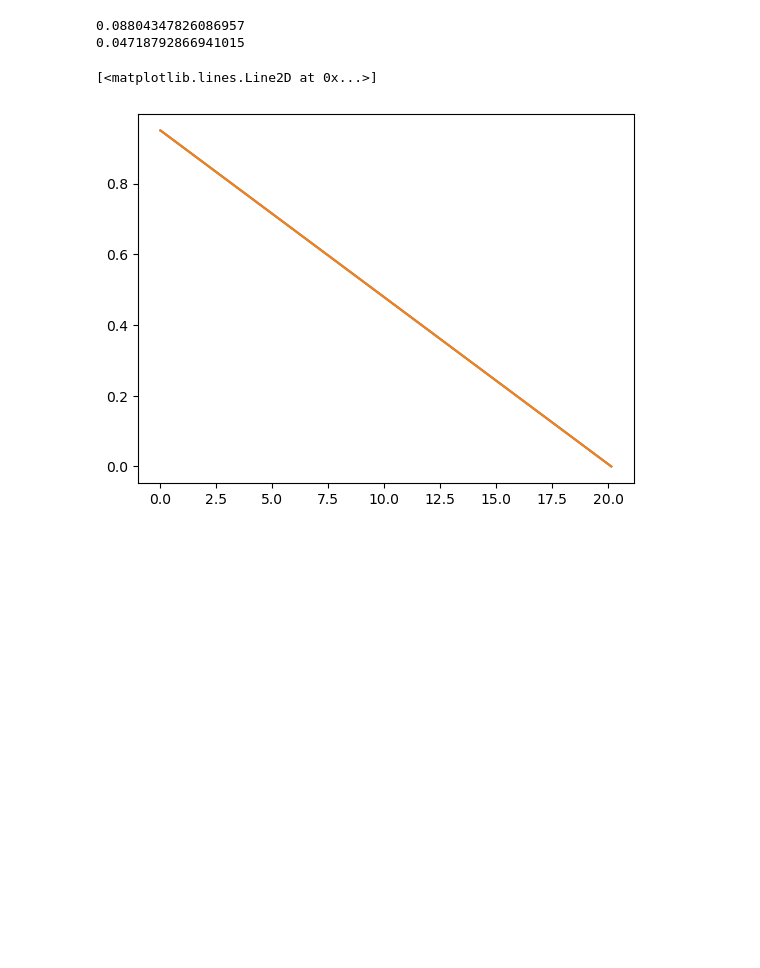
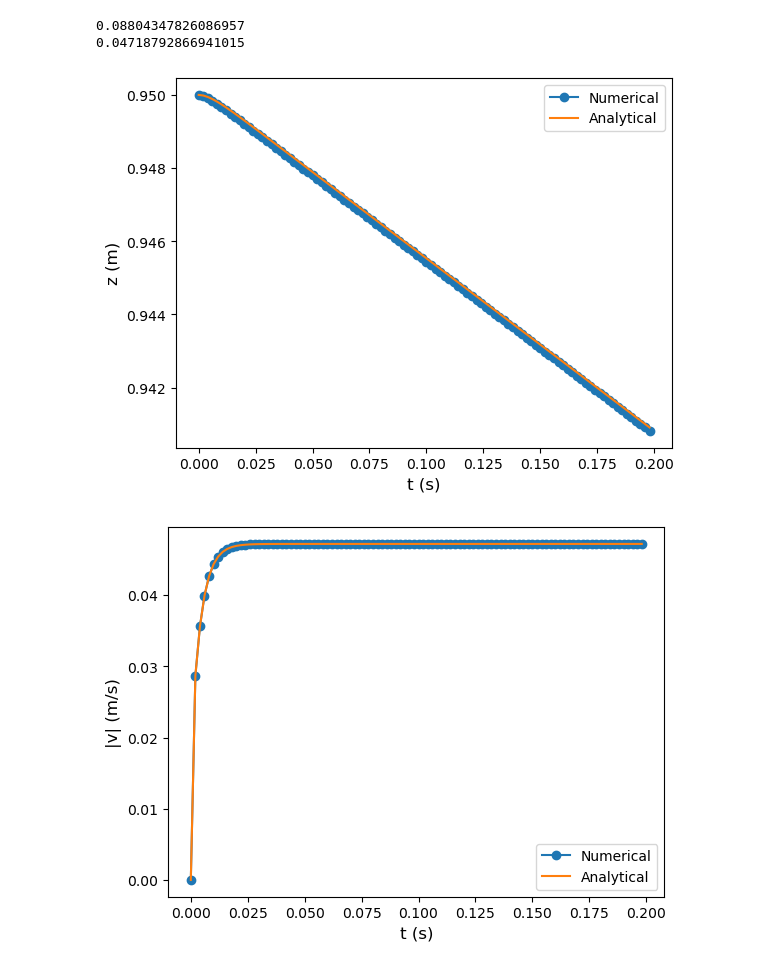
Before and after one commit to MohamedElkamash/moose, a Jupyter notebook: modules/ray_tracing/test_cases/input_files/stokes.ipynb, the cells around one changed output. Saved outputs shown, nothing was run; the diff lists cells and outputs as text; code cells hidden in the pictures; blank space fills up the shorter version.

```diff
--- a/modules/ray_tracing/test_cases/input_files/stokes.ipynb
+++ b/modules/ray_tracing/test_cases/input_files/stokes.ipynb
@@ -23,19 +23,36 @@ print(f2)
 # %%
 z0 = 0.95
 v0 = 0
 d = 1e-3
 rho_p = 7800
 rho_f = 920
 mu = 0.081
 g = -10
 A = 18*mu/(rho_p*d**2)
 B = (1-rho_f/rho_p)*g
-t = np.linspace(0, 20.136, 20138)
+#20138
+t = np.linspace(0, 20.136, 10069)
 z = z0 + B/A**2 * (A*t + np.exp(-A*t) - 1)
+v = B/A*(1-np.exp(-A*t))
 csv_data = np.loadtxt('../particle_position.csv', delimiter=',')
 z_num = csv_data[:,3]
-plt.plot(t,z)
-plt.plot(t,z_num)
+v_num = csv_data[:,6]
+plt.plot(t[:100],z_num[:100], label = 'Numerical', marker = 'o')
+plt.plot(t[:100],z[:100], label = 'Analytical')
+plt.xlabel('t (s)', fontsize=12)
+plt.ylabel('z (m)', fontsize=12)
+plt.legend()
+plt.savefig('stokes_position.png', dpi=400, bbox_inches='tight')
+plt.show()
+
+plt.plot(t[:100],-v_num[:100], label = 'Numerical', marker = 'o')
+plt.plot(t[:100],-v_num[:100], label = 'Analytical')
+#plt.xscale('log')
+plt.xlabel('t (s)', fontsize=12)
+plt.ylabel('|v| (m/s)', fontsize=12)
+plt.legend()
+plt.savefig('stokes_velocity.png', dpi=400, bbox_inches='tight')
+plt.show()
 # %% [output]
-[<matplotlib.lines.Line2D at 0x...>]
-[figure, old version]
+[figure, new version]
+[figure, added]
```
Also changed, not shown: parts of 1 cell of this notebook, 14 other files.
